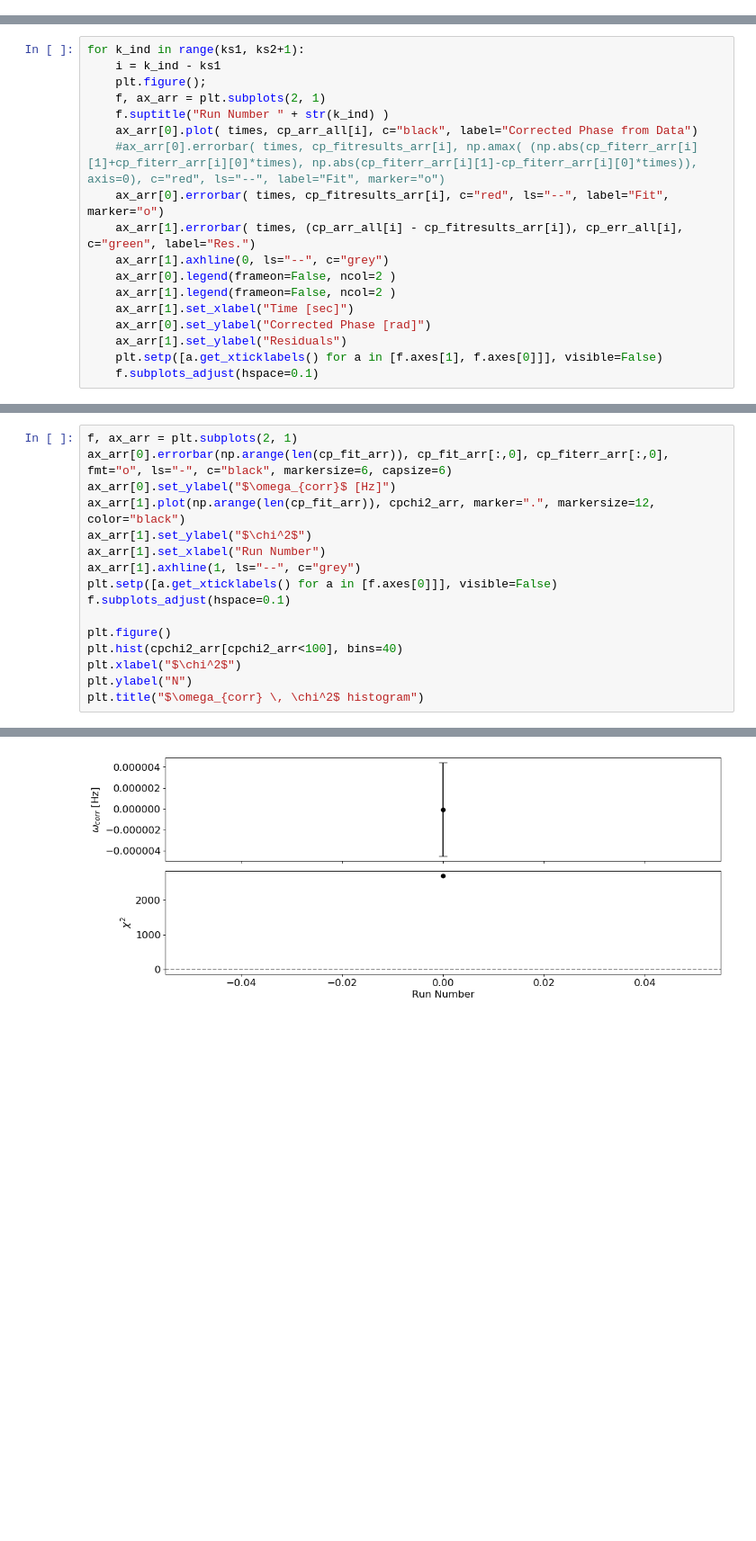
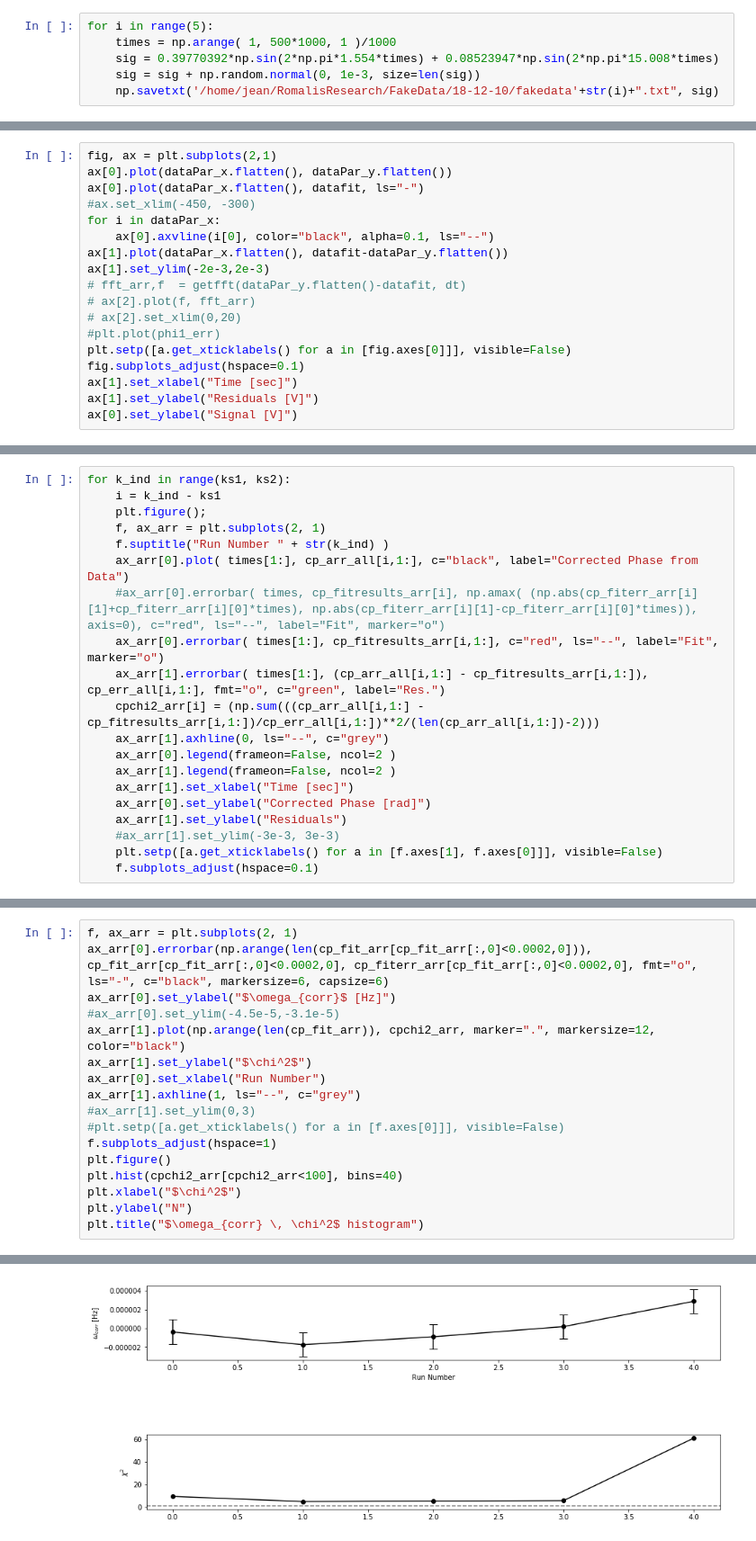
Before and after one commit to jeansom/pulsed_ffitter_current, a Jupyter notebook: pulsed_fitter_current.ipynb, the cells around one changed output, grey strips where cells are left out. Shown at 90% size. Drawn from its saved outputs; the diff is of its cells as text; blank space fills up the shorter version.

```diff
--- a/pulsed_fitter_current.ipynb
+++ b/pulsed_fitter_current.ipynb
@@ -37,2 +28,8 @@ The autoreload extension is already loaded. To reload it, use:
+# %%
+for i in range(5):
+    times = np.arange( 1, 500*1000, 1 )/1000
+    sig = 0.39770392*np.sin(2*np.pi*1.554*times) + 0.08523947*np.sin(2*np.pi*15.008*times)
+    sig = sig + np.random.normal(0, 1e-3, size=len(sig))
+    np.savetxt('/home/jean/RomalisResearch/FakeData/18-12-10/fakedata'+str(i)+".txt", sig)
 # %%
 #dirName = "/home/jean/RomalisResearch/ncrescini/18-10-30 1/" # Directory with data
@@ -145,0 +210,18 @@ print(chi21_arr)
+# %%
+fig, ax = plt.subplots(2,1)
+ax[0].plot(dataPar_x.flatten(), dataPar_y.flatten())
+ax[0].plot(dataPar_x.flatten(), datafit, ls="-")
+#ax.set_xlim(-450, -300)
+for i in dataPar_x:
+    ax[0].axvline(i[0], color="black", alpha=0.1, ls="--")
+ax[1].plot(dataPar_x.flatten(), datafit-dataPar_y.flatten())
+ax[1].set_ylim(-2e-3,2e-3)
+# fft_arr,f  = getfft(dataPar_y.flatten()-datafit, dt)
+# ax[2].plot(f, fft_arr)
+# ax[2].set_xlim(0,20)
+#plt.plot(phi1_err)
+plt.setp([a.get_xticklabels() for a in [fig.axes[0]]], visible=False)
+fig.subplots_adjust(hspace=0.1)
+ax[1].set_xlabel("Time [sec]")
+ax[1].set_ylabel("Residuals [V]")
+ax[0].set_ylabel("Signal [V]")
@@ -177,19 +275,21 @@ f.subplots_adjust(hspace=0)
 # %%
-for k_ind in range(ks1, ks2+1):
+for k_ind in range(ks1, ks2):
     i = k_ind - ks1
     plt.figure();
     f, ax_arr = plt.subplots(2, 1)
     f.suptitle("Run Number " + str(k_ind) )
-    ax_arr[0].plot( times, cp_arr_all[i], c="black", label="Corrected Phase from Data")
+    ax_arr[0].plot( times[1:], cp_arr_all[i,1:], c="black", label="Corrected Phase from Data")
     #ax_arr[0].errorbar( times, cp_fitresults_arr[i], np.amax( (np.abs(cp_fiterr_arr[i][1]+cp_fiterr_arr[i][0]*times), np.abs(cp_fiterr_arr[i][1]-cp_fiterr_arr[i][0]*times)), axis=0), c="red", ls="--", label="Fit", marker="o")
-    ax_arr[0].errorbar( times, cp_fitresults_arr[i], c="red", ls="--", label="Fit", marker="o")
-    ax_arr[1].errorbar( times, (cp_arr_all[i] - cp_fitresults_arr[i]), cp_err_all[i], c="green", label="Res.")
+    ax_arr[0].errorbar( times[1:], cp_fitresults_arr[i,1:], c="red", ls="--", label="Fit", marker="o")
+    ax_arr[1].errorbar( times[1:], (cp_arr_all[i,1:] - cp_fitresults_arr[i,1:]), cp_err_all[i,1:], fmt="o", c="green", label="Res.")
+    cpchi2_arr[i] = (np.sum(((cp_arr_all[i,1:] - cp_fitresults_arr[i,1:])/cp_err_all[i,1:])**2/(len(cp_arr_all[i,1:])-2)))
     ax_arr[1].axhline(0, ls="--", c="grey")
     ax_arr[0].legend(frameon=False, ncol=2 )
     ax_arr[1].legend(frameon=False, ncol=2 )
     ax_arr[1].set_xlabel("Time [sec]")
     ax_arr[0].set_ylabel("Corrected Phase [rad]")
     ax_arr[1].set_ylabel("Residuals")
+    #ax_arr[1].set_ylim(-3e-3, 3e-3)
     plt.setp([a.get_xticklabels() for a in [f.axes[1], f.axes[0]]], visible=False)
     f.subplots_adjust(hspace=0.1)
 # %% [output]
@@ -205,19 +311,20 @@ Text(0.5,0,'Run Number')
 # %%
 f, ax_arr = plt.subplots(2, 1)
-ax_arr[0].errorbar(np.arange(len(cp_fit_arr)), cp_fit_arr[:,0], cp_fiterr_arr[:,0], fmt="o", ls="-", c="black", markersize=6, capsize=6)
+ax_arr[0].errorbar(np.arange(len(cp_fit_arr[cp_fit_arr[:,0]<0.0002,0])), cp_fit_arr[cp_fit_arr[:,0]<0.0002,0], cp_fiterr_arr[cp_fit_arr[:,0]<0.0002,0], fmt="o", ls="-", c="black", markersize=6, capsize=6)
 ax_arr[0].set_ylabel("$\omega_{corr}$ [Hz]")
+#ax_arr[0].set_ylim(-4.5e-5,-3.1e-5)
 ax_arr[1].plot(np.arange(len(cp_fit_arr)), cpchi2_arr, marker=".", markersize=12, color="black")
 ax_arr[1].set_ylabel("$\chi^2$")
-ax_arr[1].set_xlabel("Run Number")
+ax_arr[0].set_xlabel("Run Number")
 ax_arr[1].axhline(1, ls="--", c="grey")
-plt.setp([a.get_xticklabels() for a in [f.axes[0]]], visible=False)
-f.subplots_adjust(hspace=0.1)
-
+#ax_arr[1].set_ylim(0,3)
+#plt.setp([a.get_xticklabels() for a in [f.axes[0]]], visible=False)
+f.subplots_adjust(hspace=1)
 plt.figure()
 plt.hist(cpchi2_arr[cpchi2_arr<100], bins=40)
 plt.xlabel("$\chi^2$")
 plt.ylabel("N")
 plt.title("$\omega_{corr} \, \chi^2$ histogram")
 # %% [output]
 Text(0.5,1,'$\\omega_{corr} \\, \\chi^2$ histogram')
-[figure, old version]
+[figure, new version]
```
Also changed, not shown: parts of 18 cells of this notebook, 6 other files.
